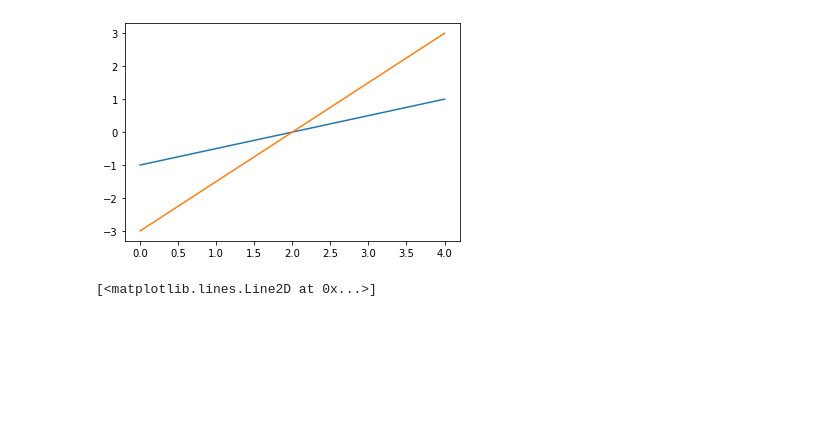
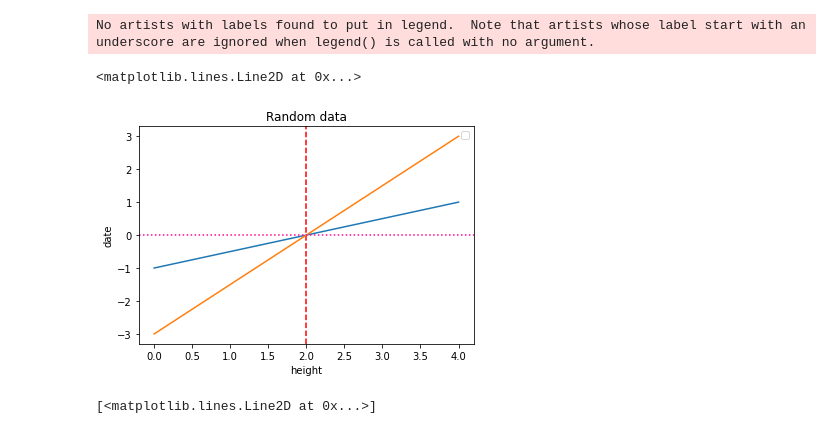
Before and after one commit to catstacks/TDADSBootcamp, a Jupyter notebook: IntroMatPlotLib.ipynb, the cells around one changed output. Saved outputs shown, nothing was run; the diff lists cells and outputs as text; code cells hidden in the pictures; blank space fills up the shorter version.

```diff
--- a/IntroMatPlotLib.ipynb
+++ b/IntroMatPlotLib.ipynb
@@ -9,10 +9,19 @@ x = np.arange(5)
 # %%
 fig = plt.figure()
 ax = fig.subplots()
 line1= ax.plot(x,y)
 line2 = ax.plot(x,y2)
+ax.legend()
+ax.set_title('Random data')
+ax.set_ylabel('date')
+ax.set_xlabel('height')
+
+ax.axvline(2,ymin=0,ymax=1,color='red',linestyle='--',zorder=1)
+ax.axhline(0,color='#FF0099',linestyle=':',xmin=0,xmax=1)
 # %% [output]
+No artists with labels found to put in legend.  Note that artists whose label start with an underscore are ignored when legend() is called with no argument.
+<matplotlib.lines.Line2D at 0x...>
-[figure, old version]
+[figure, new version]
 # %%
 fig2 = plt.figure()
 ax2 = fig2.subplots(3, 2)
```
Also changed, not shown: parts of 1 cell of this notebook.
